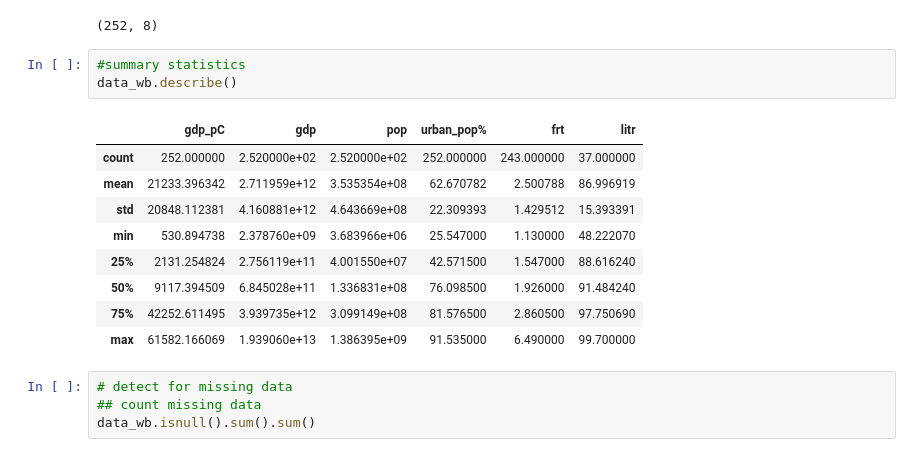
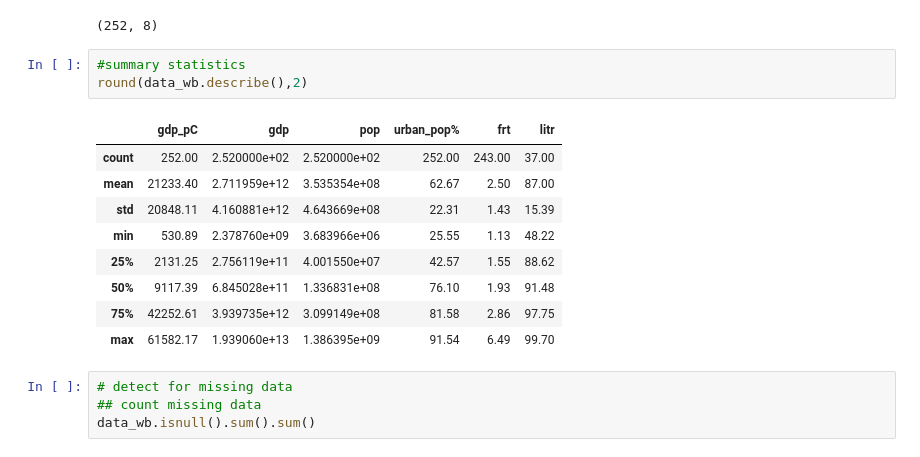
Before and after one commit to NumEconCopenhagen/projects-2019-tba, a Jupyter notebook: dataproject/dataproject/Dataproject_Tonje/dataProject.ipynb, the cells around one changed output. Cells and saved outputs as stored; diff of their text form.

```diff
--- a/dataproject/dataproject/Dataproject_Tonje/dataProject.ipynb
+++ b/dataproject/dataproject/Dataproject_Tonje/dataProject.ipynb
@@ -52,17 +76,17 @@ data_wb.shape
 (252, 8)
 # %%
 #summary statistics
-data_wb.describe()
+round(data_wb.describe(),2)
 # %% [output]
 |  | gdp_pC | gdp | pop | urban_pop% | frt | litr |
-| count | 252.000000 | 2.520000e+02 | 2.520000e+02 | 252.000000 | 243.000000 | 37.000000 |
-| mean | 21233.396342 | 2.711959e+12 | 3.535354e+08 | 62.670782 | 2.500788 | 86.996919 |
-| std | 20848.112381 | 4.160881e+12 | 4.643669e+08 | 22.309393 | 1.429512 | 15.393391 |
-| min | 530.894738 | 2.378760e+09 | 3.683966e+06 | 25.547000 | 1.130000 | 48.222070 |
-| 25% | 2131.254824 | 2.756119e+11 | 4.001550e+07 | 42.571500 | 1.547000 | 88.616240 |
-| 50% | 9117.394509 | 6.845028e+11 | 1.336831e+08 | 76.098500 | 1.926000 | 91.484240 |
-| 75% | 42252.611495 | 3.939735e+12 | 3.099149e+08 | 81.576500 | 2.860500 | 97.750690 |
-| max | 61582.166069 | 1.939060e+13 | 1.386395e+09 | 91.535000 | 6.490000 | 99.700000 |
+| count | 252.00 | 2.520000e+02 | 2.520000e+02 | 252.00 | 243.00 | 37.00 |
+| mean | 21233.40 | 2.711959e+12 | 3.535354e+08 | 62.67 | 2.50 | 87.00 |
+| std | 20848.11 | 4.160881e+12 | 4.643669e+08 | 22.31 | 1.43 | 15.39 |
+| min | 530.89 | 2.378760e+09 | 3.683966e+06 | 25.55 | 1.13 | 48.22 |
+| 25% | 2131.25 | 2.756119e+11 | 4.001550e+07 | 42.57 | 1.55 | 88.62 |
+| 50% | 9117.39 | 6.845028e+11 | 1.336831e+08 | 76.10 | 1.93 | 91.48 |
+| 75% | 42252.61 | 3.939735e+12 | 3.099149e+08 | 81.58 | 2.86 | 97.75 |
+| max | 61582.17 | 1.939060e+13 | 1.386395e+09 | 91.54 | 6.49 | 99.70 |
 # %%
 # detect for missing data
 ## count missing data
```
Also changed, not shown: parts of 8 cells of this notebook.
